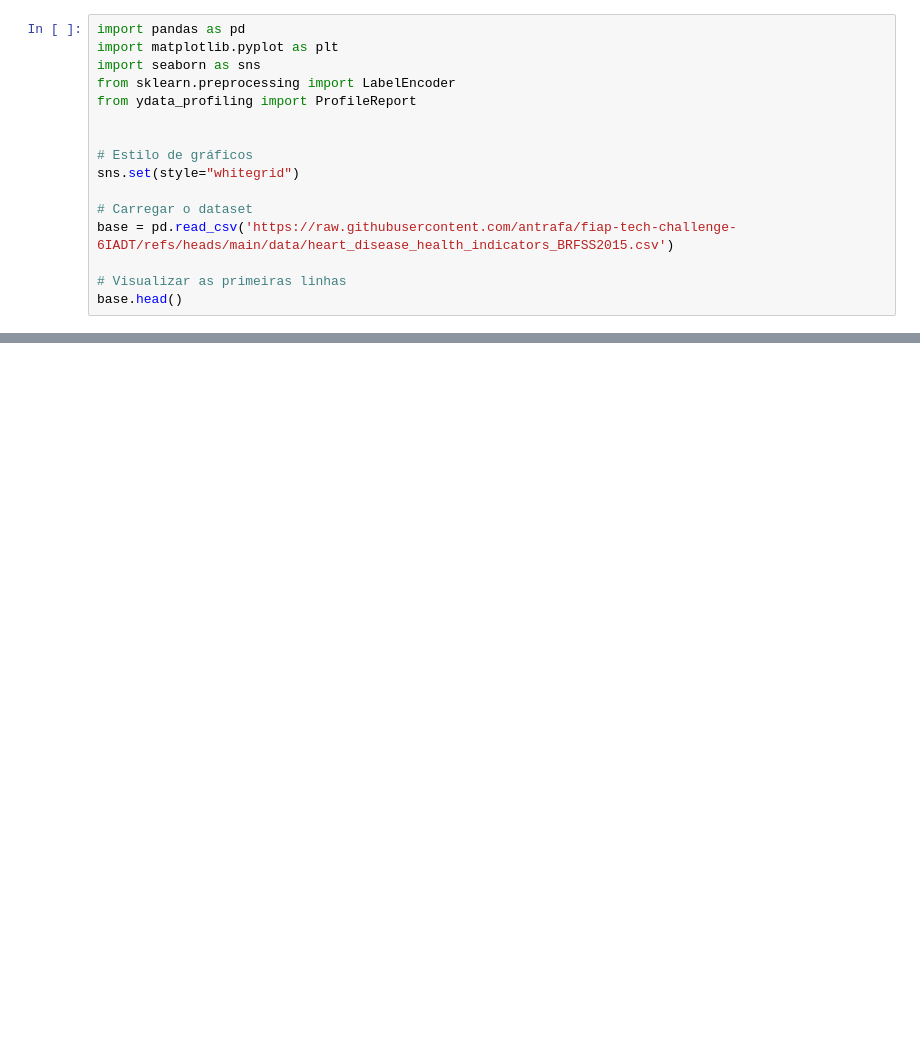
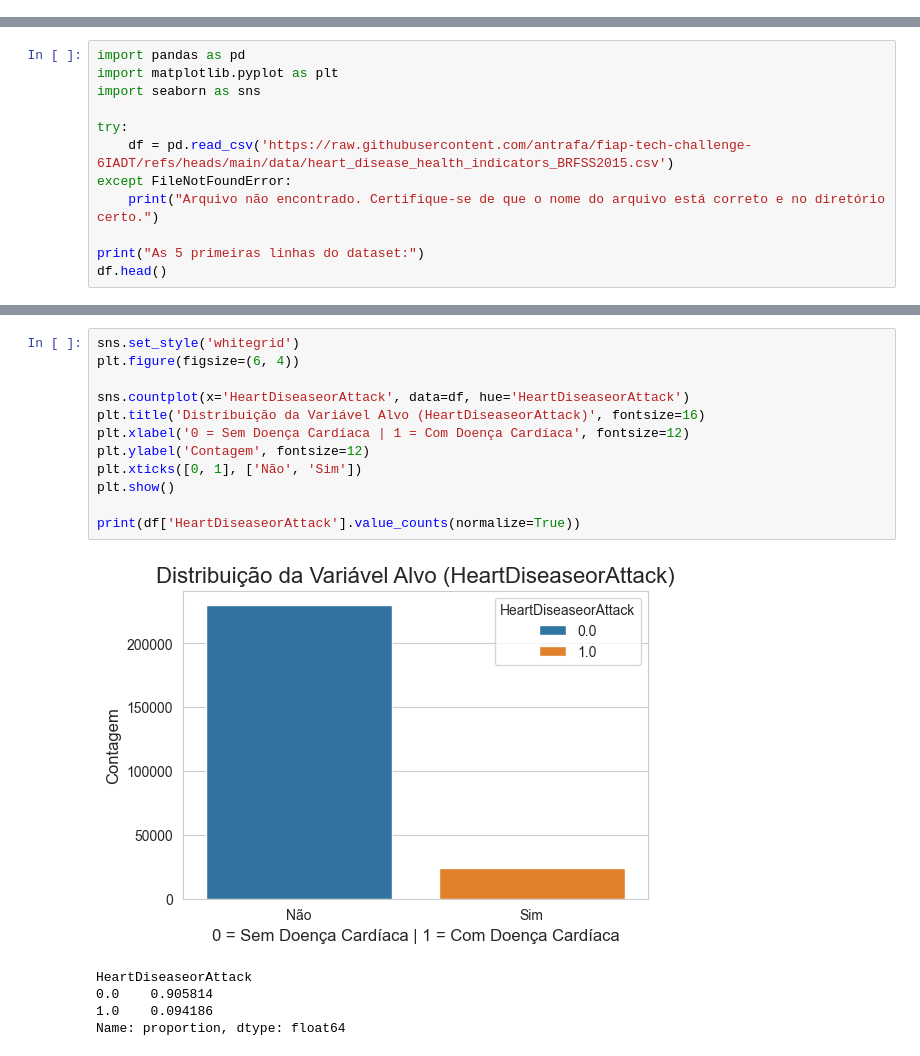
Before and after one commit to antrafa/fiap-tech-challenge-6IADT, a Jupyter notebook: src/notebooks/tech_challenge_fase1-v2.ipynb, the cells around one changed output, grey strips where cells are left out. Drawn from its saved outputs; the diff is of its cells as text; blank space fills up the shorter version.

Commit message:
Melhorando trabalho com segundo dataset. Melhorando análise e tratamento dos dados

```diff
--- a/src/notebooks/tech_challenge_fase1-v2.ipynb
+++ b/src/notebooks/tech_challenge_fase1-v2.ipynb
@@ -45,16 +0,0 @@ Vamos visualizar as primeiras linhas do dataset para entender as colunas dispon
-# %%
-import pandas as pd
-import matplotlib.pyplot as plt
-import seaborn as sns
-from sklearn.preprocessing import LabelEncoder
-from ydata_profiling import ProfileReport
-
-
-# Estilo de gráficos
-sns.set(style="whitegrid")
-
-# Carregar o dataset
-base = pd.read_csv('https://raw.githubusercontent.com/antrafa/fiap-tech-challenge-6IADT/refs/heads/main/data/heart_disease_health_indicators_BRFSS2015.csv')
-
-# Visualizar as primeiras linhas
-base.head()
@@ -523,0 +42,12 @@ O recall confirma que o melhor modelo para o que queremos prever é a árvore de
+# %%
+import pandas as pd
+import matplotlib.pyplot as plt
+import seaborn as sns
+
+try:
+    df = pd.read_csv('https://raw.githubusercontent.com/antrafa/fiap-tech-challenge-6IADT/refs/heads/main/data/heart_disease_health_indicators_BRFSS2015.csv')
+except FileNotFoundError:
+    print("Arquivo não encontrado. Certifique-se de que o nome do arquivo está correto e no diretório certo.")
+
+print("As 5 primeiras linhas do dataset:")
+df.head()
@@ -523,0 +171,18 @@ O recall confirma que o melhor modelo para o que queremos prever é a árvore de
+# %%
+sns.set_style('whitegrid')
+plt.figure(figsize=(6, 4))
+
+sns.countplot(x='HeartDiseaseorAttack', data=df, hue='HeartDiseaseorAttack')
+plt.title('Distribuição da Variável Alvo (HeartDiseaseorAttack)', fontsize=16)
+plt.xlabel('0 = Sem Doença Cardíaca | 1 = Com Doença Cardíaca', fontsize=12)
+plt.ylabel('Contagem', fontsize=12)
+plt.xticks([0, 1], ['Não', 'Sim'])
+plt.show()
+
+print(df['HeartDiseaseorAttack'].value_counts(normalize=True))
+# %% [output]
+[figure, added]
+HeartDiseaseorAttack
+0.0    0.905814
+1.0    0.094186
+Name: proportion, dtype: float64
```
Also changed, not shown: parts of 83 cells of this notebook, 2 other files.
